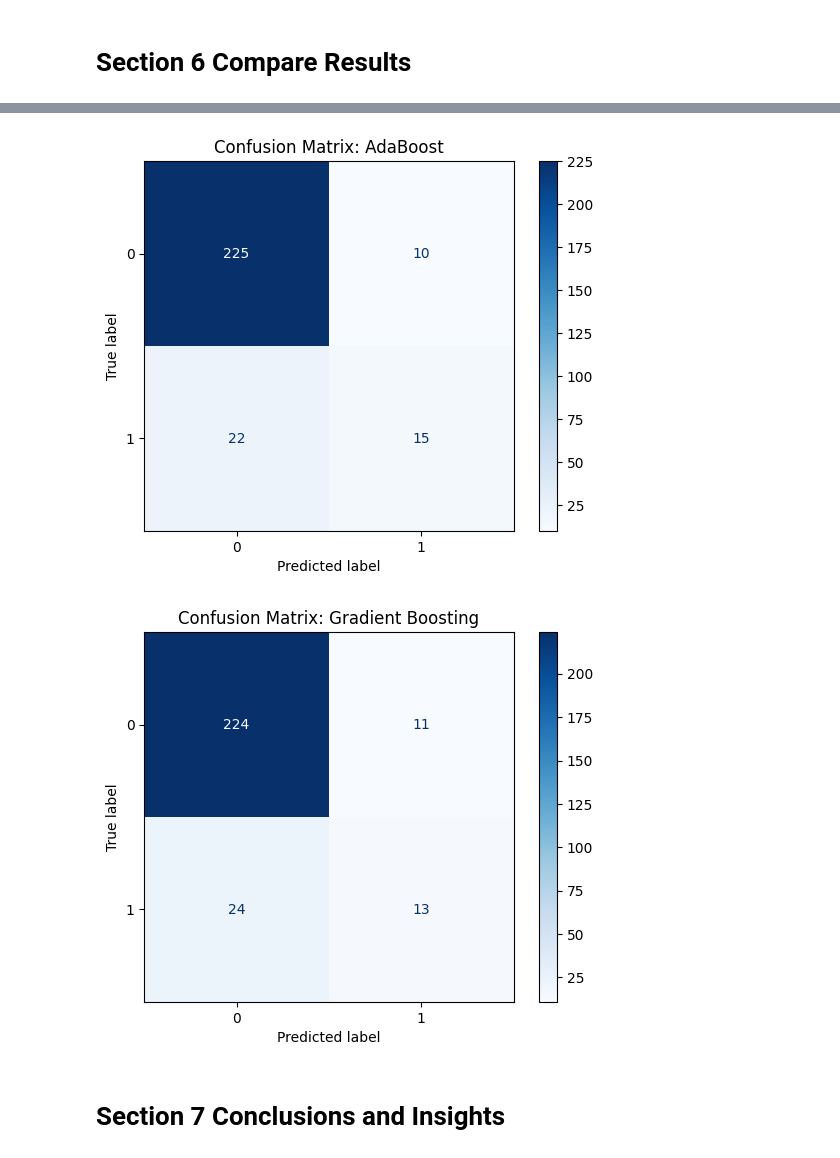
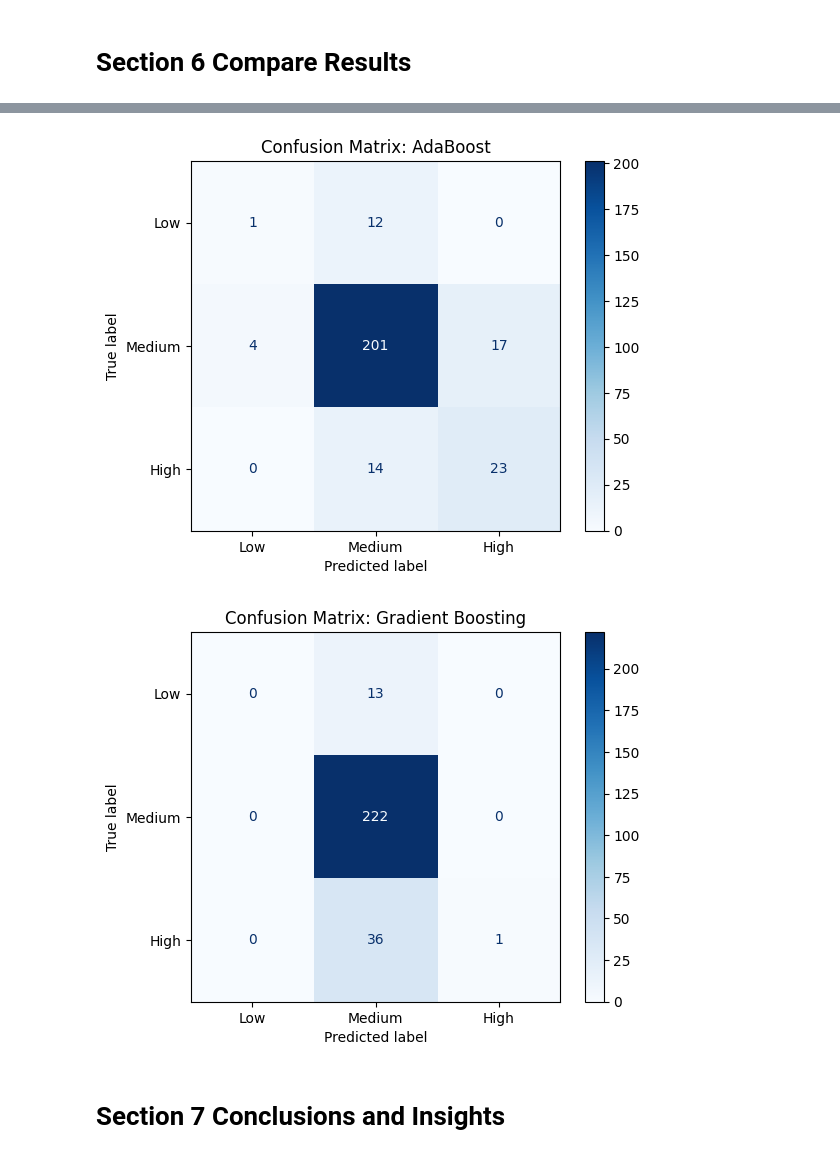
Before and after one commit to drpafowler/applied-ml-philip, a Jupyter notebook: lab05/ensemble_philip.ipynb, the cells around one changed output, grey strips where cells are left out. Drawn from its saved outputs; the diff is of its cells as text; code cells hidden in the pictures.

```diff
--- a/lab05/ensemble_philip.ipynb
+++ b/lab05/ensemble_philip.ipynb
@@ -422,33 +452,23 @@ Summary of All Models:
-# %%
-from sklearn.metrics import ConfusionMatrixDisplay
-
-# Function to plot confusion matrix
-def plot_confusion_matrix(model, X_test, y_test, title):
-    y_pred = model.predict(X_test)
-    disp = ConfusionMatrixDisplay.from_predictions(y_test, y_pred, cmap="Blues")
-    disp.ax_.set_title(title)
-    plt.show()
-
-# Plot confusion matrix for AdaBoost
-plot_confusion_matrix(
-    AdaBoostClassifier(n_estimators=100, random_state=dont_panic).fit(X_train, y_train),
-    X_test,
-    y_test,
-    "Confusion Matrix: AdaBoost",
-)
-
-# Plot confusion matrix for Gradient Boosting
-plot_confusion_matrix(
-    GradientBoostingClassifier(
-        n_estimators=100, learning_rate=0.1, max_depth=3, random_state=dont_panic
-    ).fit(X_train, y_train),
-    X_test,
-    y_test,
-    "Confusion Matrix: Gradient Boosting",
-)
-# %% [output]
-[figure, removed]
-[figure, removed]
+# %%
+# Function to plot confusion matrix
+def plot_confusion_matrix_from_results(conf_matrix, title):
+    disp = ConfusionMatrixDisplay(confusion_matrix=conf_matrix, display_labels=["Low", "Medium", "High"])
+    disp.plot(cmap="Blues")
+    plt.title(title)
+    plt.show()
+
+# Extract confusion matrices from results_df
+ada_conf_matrix = results_df.loc[0, "Confusion Matrix"]
+grad_boost_conf_matrix = results_df.loc[1, "Confusion Matrix"]
+
+# Plot confusion matrix for AdaBoost
+plot_confusion_matrix_from_results(ada_conf_matrix, "Confusion Matrix: AdaBoost")
+
+# Plot confusion matrix for Gradient Boosting
+plot_confusion_matrix_from_results(grad_boost_conf_matrix, "Confusion Matrix: Gradient Boosting")
+# %% [output]
+[figure, added]
+[figure, added]
 # %% [markdown]
 # Section 7 Conclusions and Insights
 # %% [markdown]
```
Also changed, not shown: parts of 9 cells of this notebook.
